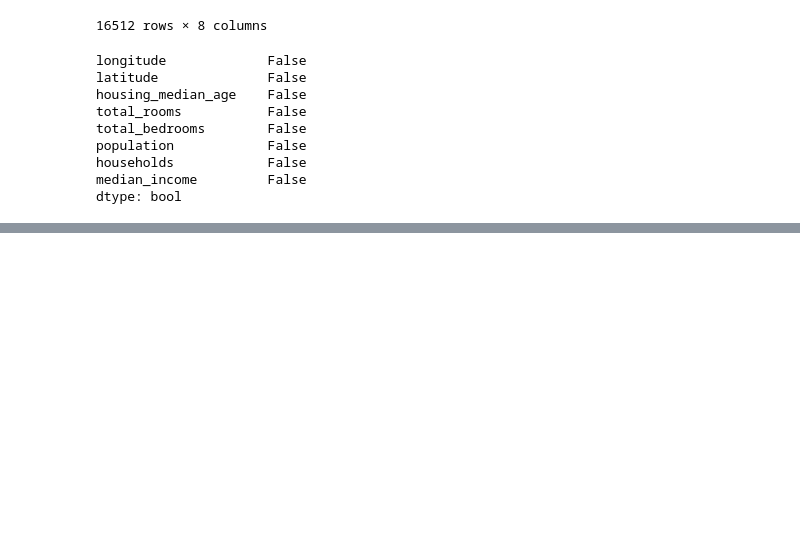
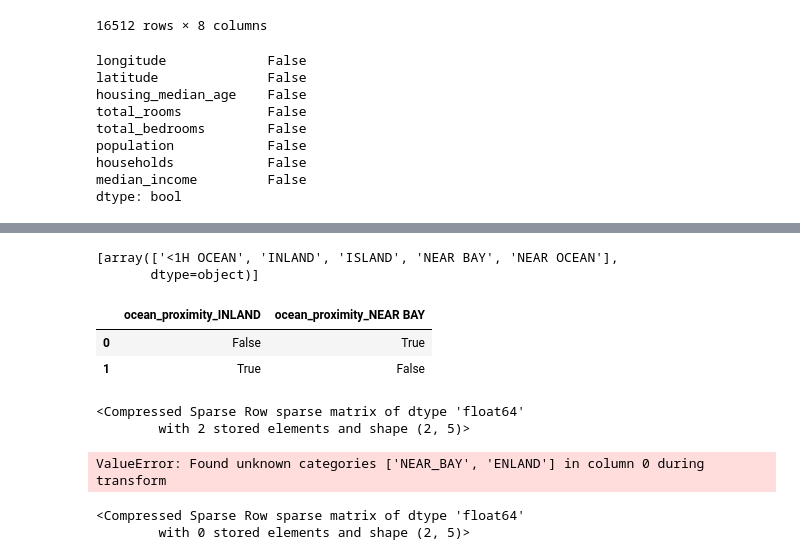
Before and after one commit to Danihmn/Hands-on-Machine-Learning-with-Scikit-Learn-Keras-and-TensowFlow-studies, a Jupyter notebook: chapter_2/end_to_end_ml_project/pipeline.ipynb, the cells around one changed output, grey strips where cells are left out. Cells and saved outputs as stored; diff of their text form; code cells hidden in the pictures; blank space fills up the shorter version.

```diff
--- a/chapter_2/end_to_end_ml_project/pipeline.ipynb
+++ b/chapter_2/end_to_end_ml_project/pipeline.ipynb
@@ -419,0 +475,18 @@ dtype: bool
+# %%
+cat_encoder.categories_ # The SciKit_Learn's encoder stores the learned categories into 'categories_' (SciKit-Learn Architecture)
+# %% [output]
+[array(['<1H OCEAN', 'INLAND', 'ISLAND', 'NEAR BAY', 'NEAR OCEAN'],
+       dtype=object)]
+# %%
+# Pandas also have 'get_dummies()', which can encode categorical values, and store a binary representation with them
+df_test = pd.DataFrame({"ocean_proximity": ["NEAR BAY", "INLAND"]})
+pd.get_dummies(df_test)
+# %% [output]
+|  | ocean_proximity_INLAND | ocean_proximity_NEAR BAY |
+| 0 | False | True |
+| 1 | True | False |
+# %%
+cat_encoder.transform(df_test) # But different from 'get_dummies()', OneHotEncoder can transform our data with its learned data
+# %% [output]
+<Compressed Sparse Row sparse matrix of dtype 'float64'
+        with 2 stored elements and shape (2, 5)>
@@ -419,0 +495,4 @@ dtype: bool
+# %%
+cat_encoder.transform(unknown_df_test) # With an intelligent encoder who can remember the learned data, if I pass unknown data, then he raises errors
+# %% [output]
+ValueError: Found unknown categories ['NEAR_BAY', 'ENLAND'] in column 0 during transform
@@ -419,0 +501,5 @@ dtype: bool
+# %%
+cat_encoder.transform(unknown_df_test)
+# %% [output]
+<Compressed Sparse Row sparse matrix of dtype 'float64'
+        with 0 stored elements and shape (2, 5)>
```
Also changed, not shown: parts of 16 cells of this notebook.
